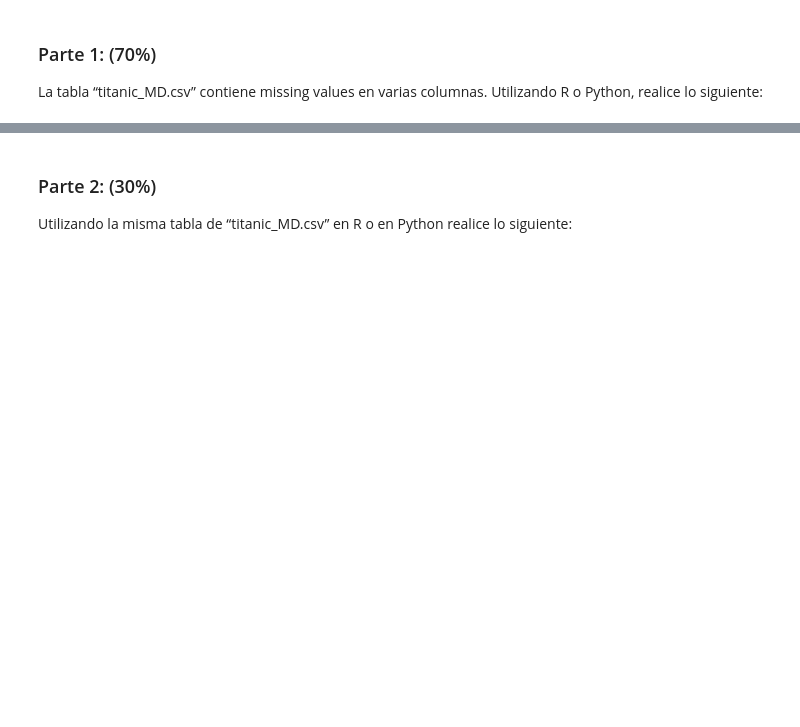
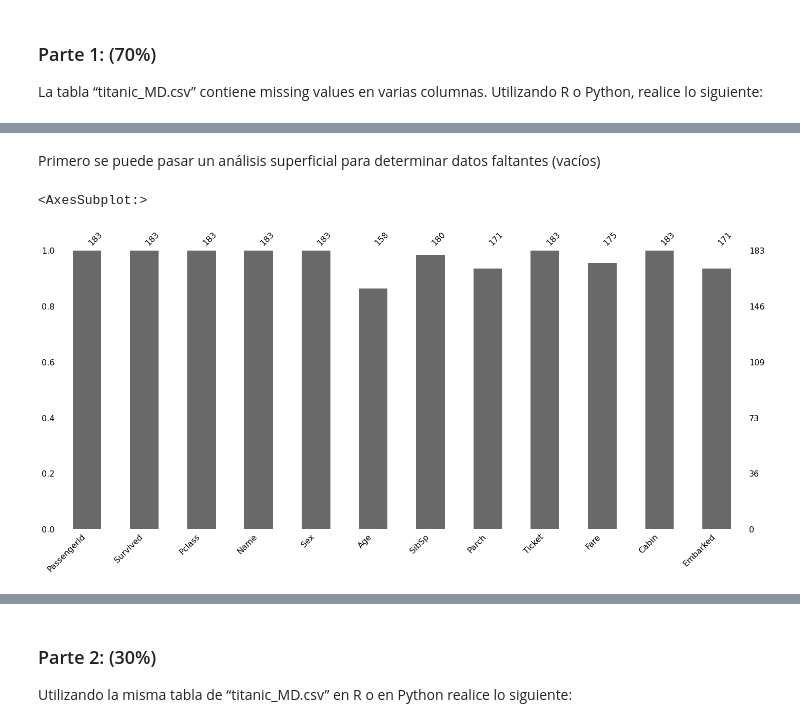
Before and after one commit to LinddM/DataWr, a Jupyter notebook: Lab8/Lab8.ipynb, the cells around one changed output, grey strips where cells are left out. Saved outputs shown, nothing was run; the diff lists cells and outputs as text; code cells hidden in the pictures; blank space fills up the shorter version.

```diff
--- a/Lab8/Lab8.ipynb
+++ b/Lab8/Lab8.ipynb
@@ -38,0 +14,10 @@ columna) se acerca más a la realidad y por qué? (20%)
+# %%
+import pandas as pd
+import numpy as np
+import missingno as msno
+from sklearn.impute import SimpleImputer
+from sklearn.linear_model import LinearRegression
+import seaborn as sns
+import matplotlib.pyplot as plt
+
+titanicData = pd.read_csv("titanic_MD.csv")
@@ -38,0 +73,7 @@ columna) se acerca más a la realidad y por qué? (20%)
+# %% [markdown]
+Primero se puede pasar un análisis superficial para determinar datos faltantes (vacíos)
+# %%
+msno.bar(titanicData)
+# %% [output]
+<AxesSubplot:>
+[figure, added]
```
Also changed, not shown: parts of 196 cells of this notebook, 3 other files.
